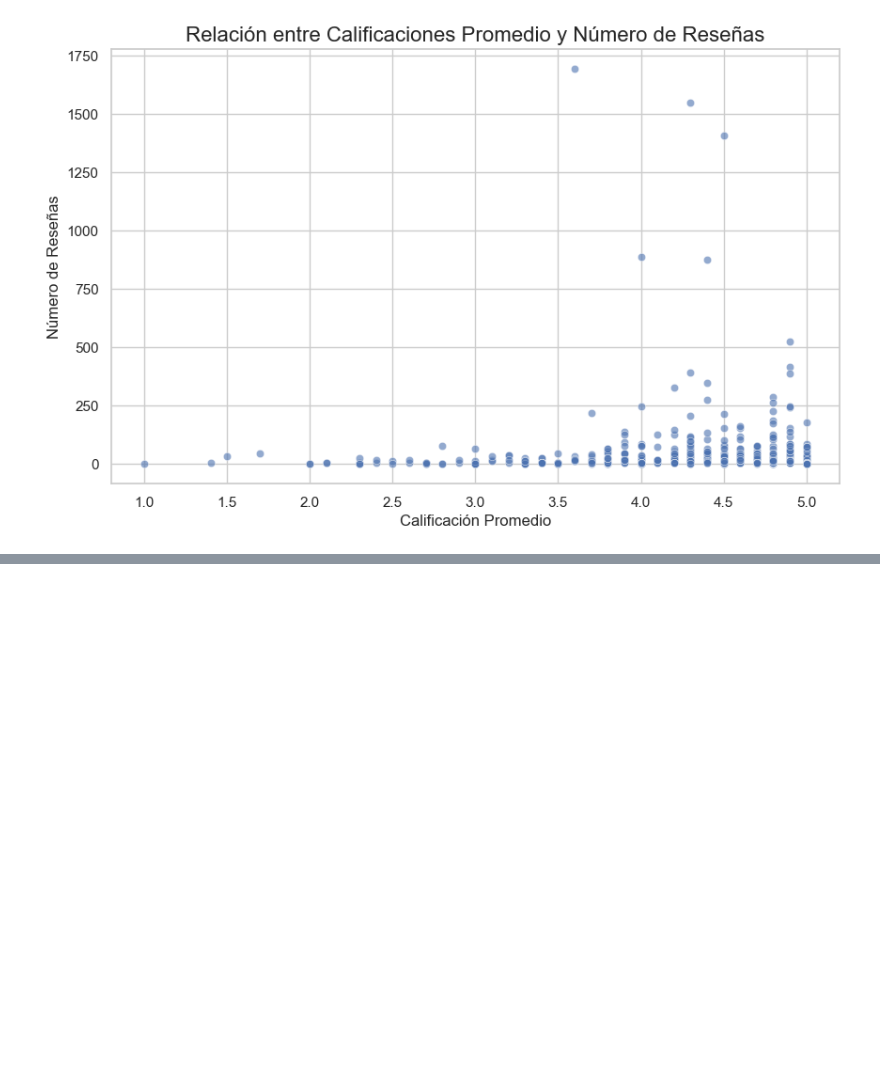
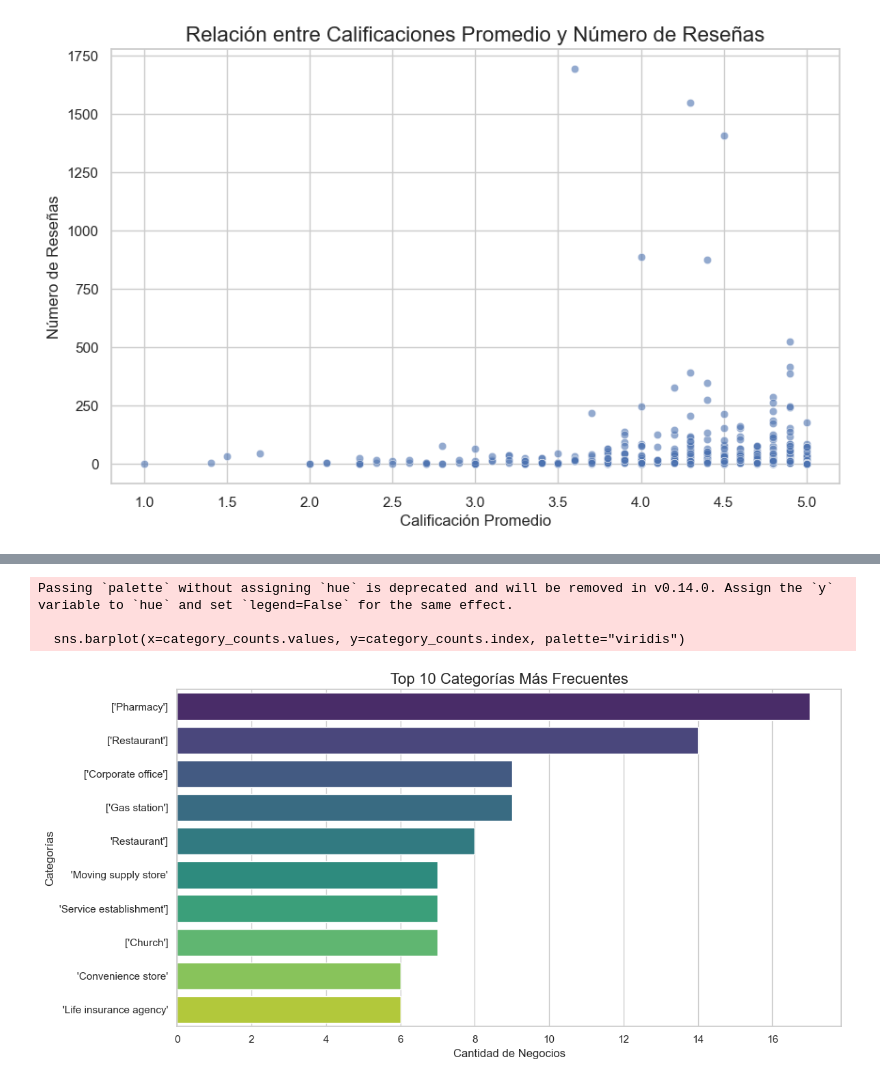
Before and after one commit to SantiagoQuicenoNovoaZikpo/PF-Google-Yelp-ML-, a Jupyter notebook: eda_google_maps.ipynb, the cells around one changed output, grey strips where cells are left out. Saved outputs shown, nothing was run; the diff lists cells and outputs as text; code cells hidden in the pictures; blank space fills up the shorter version.

```diff
--- a/eda_google_maps.ipynb
+++ b/eda_google_maps.ipynb
@@ -109,0 +174,33 @@ plt.show()
+# %%
+# Verificar si la columna 'category' está disponible
+if "category" in combined_df.columns:
+    # Dividir las categorías si están en formato de lista o separadas por comas
+    def split_categories(categories):
+        if isinstance(categories, str):
+            return [cat.strip() for cat in categories.split(",")]
+        return []
+
+    # Crear una nueva columna con categorías separadas
+    combined_df["split_categories"] = combined_df["category"].apply(split_categories)
+
+    # Explosión para contar cada categoría por separado
+    exploded_categories = combined_df.explode("split_categories")
+
+    # Contar la frecuencia de las categorías
+    category_counts = exploded_categories["split_categories"].value_counts().head(10)
+
+    # Gráfico de barras de las categorías más comunes
+    plt.figure(figsize=(12, 6))
+    sns.barplot(x=category_counts.values, y=category_counts.index, palette="viridis")
+    plt.title("Top 10 Categorías Más Frecuentes", fontsize=16)
+    plt.xlabel("Cantidad de Negocios", fontsize=12)
+    plt.ylabel("Categorías", fontsize=12)
+    plt.tight_layout()
+    plt.show()
+else:
+    print("La columna 'category' no está disponible en el DataFrame.")
+# %% [output]
+Passing `palette` without assigning `hue` is deprecated and will be removed in v0.14.0. Assign the `y` variable to `hue` and set `legend=False` for the same effect.
+
+  sns.barplot(x=category_counts.values, y=category_counts.index, palette="viridis")
+[figure, added]
```
Also changed, not shown: parts of 9 cells of this notebook.
